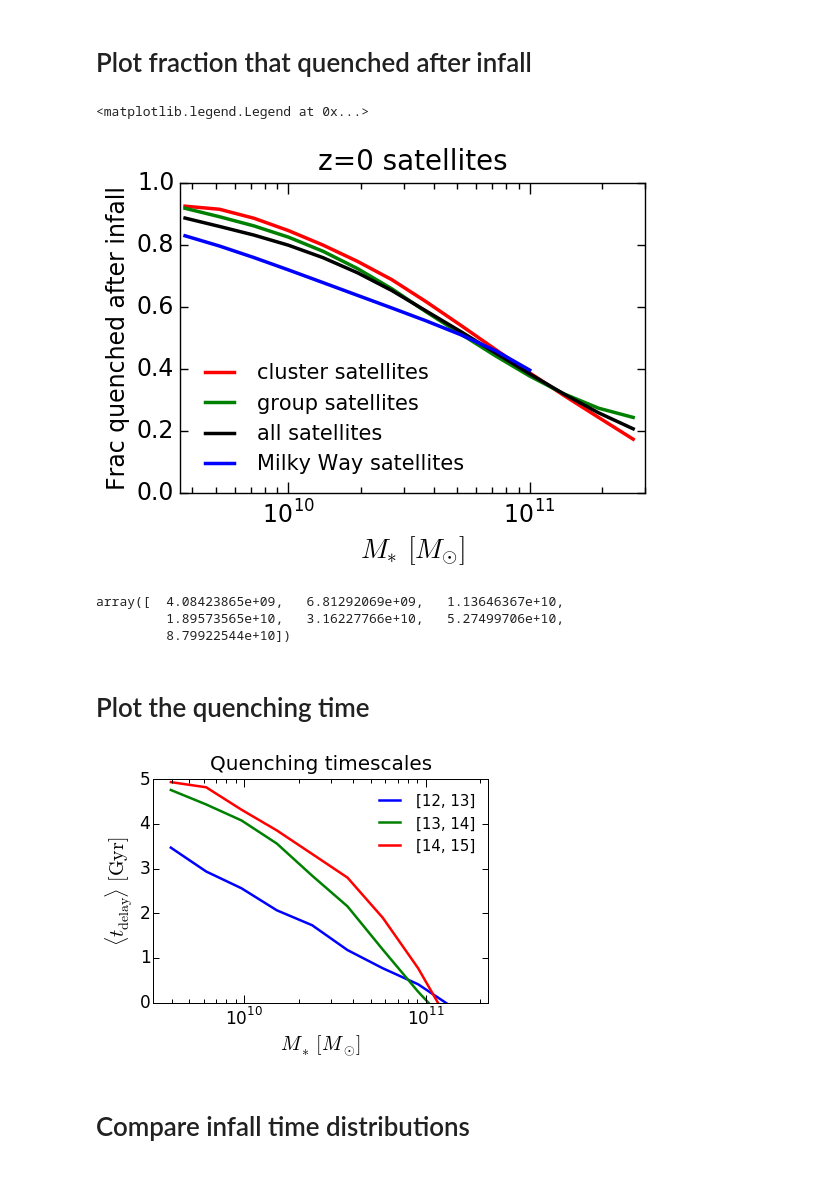
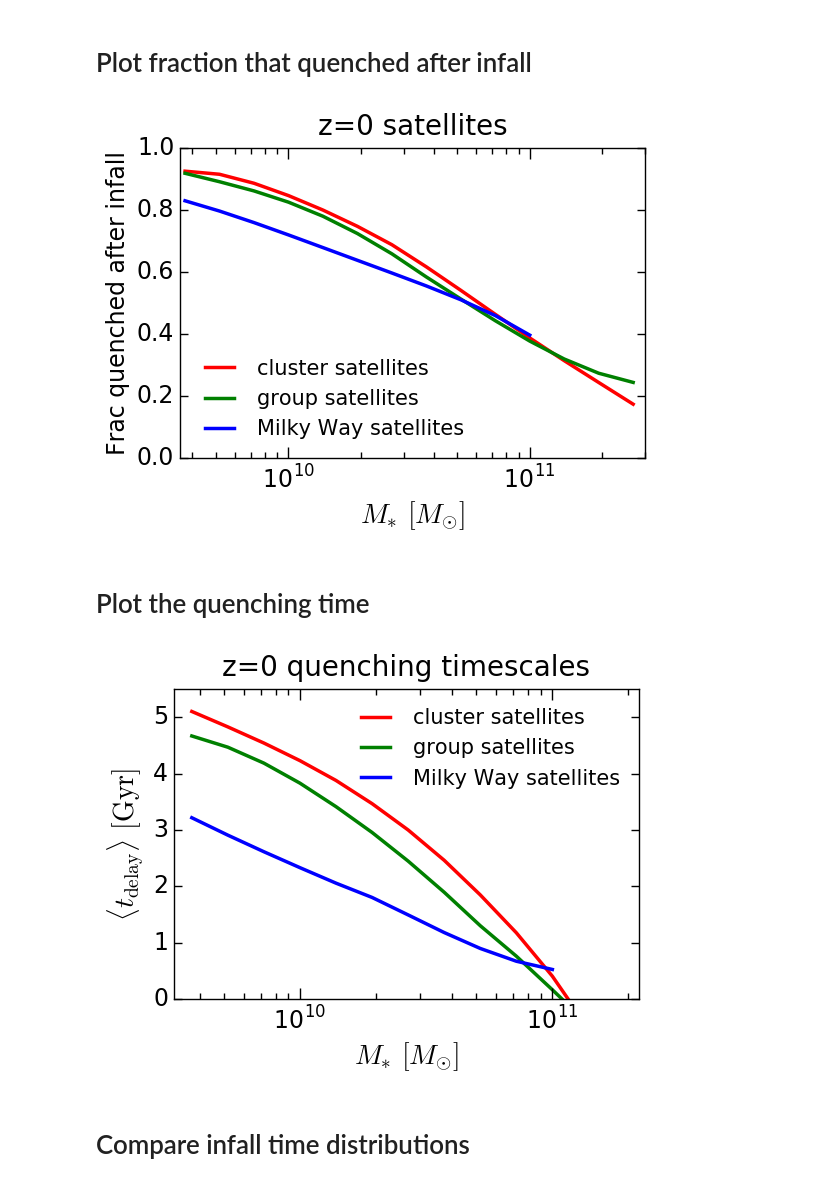
Before and after one commit to aphearin/time_evolving_cam_utils, a Jupyter notebook: fraction_quenched_after_infall.ipynb, the cells around one changed output. Saved outputs shown, nothing was run; the diff lists cells and outputs as text; code cells hidden in the pictures.

Commit message:
Updated quenching timescales plot

```diff
--- a/fraction_quenched_after_infall.ipynb
+++ b/fraction_quenched_after_infall.ipynb
@@ -110,8 +110,8 @@ ax.plot(sm_mids, savgol_filter(frac_quenched_as_sat_cluster, 13, 5), color='red'
 ax.plot(sm_mids, savgol_filter(frac_quenched_as_sat_group, 13, 4), color='green',
         linewidth=2.5, label = "group satellites")
 
-ax.plot(sm_mids, savgol_filter(frac_quenched_as_sat, 13, 4), color='k',
-        linewidth=2.5, label = "all satellites")
+# ax.plot(sm_mids, savgol_filter(frac_quenched_as_sat, 13, 4), color='k',
+#         linewidth=2.5, label = "all satellites")
 
 ax.plot(sm_mids[:-3], savgol_filter(frac_quenched_as_sat_milky_way[:-3], 11, 5), color='blue',
         linewidth=2.5, label = "Milky Way satellites")
@@ -128,76 +128,66 @@ plt.legend(frameon=False, loc='lower left', fontsize=15)
 
 fig.savefig('FIGS/post_infall_quenching_fractions.pdf', bbox_extra_artists=[xlabel, ylabel], bbox_inches='tight')
 # %% [output]
-<matplotlib.legend.Legend at 0x...>
-[figure, old version]
+[figure, new version]
-# %%
-sm_mids[:-2]
-# %% [output]
-array([  4.08423865e+09,   6.81292069e+09,   1.13646367e+10,
-         1.89573565e+10,   3.16227766e+10,   5.27499706e+10,
-         8.79922544e+10])
 # %% [markdown]
 # Plot the quenching time
 # %%
 from quenching_time import quenching_time
-quenched_sats['quenching_time'] = quenching_time(quenched_sats['sfh'], quenched_sats['smh'])
+quenched_sats['quenching_time'] = quenching_time(quenched_sats['sfr_mp'], quenched_sats['sm_mp'])
 # %%
 quenched_sats['quenching_time_delay'] = quenched_sats['quenching_time'] - quenched_sats['time_first_acc']
 # %%
-log_mhost_bins = np.array((12, 13, 14, 15))
+log_mhost_bins = np.array((12, 13, 14, np.inf))
 mhost_bins = 10**log_mhost_bins
 # %%
 quenching_time_delay = np.zeros((len(sm_bins)-1, 4))
 for i, sm_low, sm_high in zip(range(len(sm_bins)-1), sm_bins[0:-1], sm_bins[1:]):
-    sm_bin_mask = (quenched_sats['sm'] > sm_low) & (quenched_sats['sm'] < sm_high)
+    sm_bin_mask = (quenched_sats['stellar_mass'] > sm_low) & (quenched_sats['stellar_mass'] < sm_high)
     quenching_time_delay[i, 0] = np.mean(quenched_sats[sm_bin_mask]['quenching_time_delay'])
 
-    mhost_mask = sm_bin_mask * (quenched_sats['mvir_host_halo'] >= mhost_bins[0])
-    mhost_mask *= (quenched_sats['mvir_host_halo'] < mhost_bins[1])
+    mhost_mask = sm_bin_mask * (quenched_sats['host_mpeak'] >= mhost_bins[0])
+    mhost_mask *= (quenched_sats['host_mpeak'] < mhost_bins[1])
     if len(quenched_sats[mhost_mask]) > 0:
         quenching_time_delay[i, 1] = np.mean(quenched_sats[mhost_mask]['quenching_time_delay'])
 
-    mhost_mask = sm_bin_mask * (quenched_sats['mvir_host_halo'] >= mhost_bins[1])
-    mhost_mask *= (quenched_sats['mvir_host_halo'] < mhost_bins[2])
+    mhost_mask = sm_bin_mask * (quenched_sats['host_mpeak'] >= mhost_bins[1])
+    mhost_mask *= (quenched_sats['host_mpeak'] < mhost_bins[2])
     if len(quenched_sats[mhost_mask]) > 0:
         quenching_time_delay[i, 2] = np.mean(quenched_sats[mhost_mask]['quenching_time_delay'])
 
-    mhost_mask = sm_bin_mask * (quenched_sats['mvir_host_halo'] >= mhost_bins[2])
-    mhost_mask *= (quenched_sats['mvir_host_halo'] < mhost_bins[3])
+    mhost_mask = sm_bin_mask * (quenched_sats['host_mpeak'] >= mhost_bins[2])
+    mhost_mask *= (quenched_sats['host_mpeak'] < mhost_bins[3])
     if len(quenched_sats[mhost_mask]) > 0:
         quenching_time_delay[i, 3] = np.mean(quenched_sats[mhost_mask]['quenching_time_delay'])
 # %%
 fig = plt.figure()
 ax = fig.add_subplot(111)
 
 xlabel = ax.set_xlabel(r'$M_{\ast}$ $[M_{\odot}]$', fontsize=20)
 ylabel = ax.set_ylabel(r'$\langle t_{\rm delay} \rangle$ $[{\rm Gyr}]$', fontsize=20)
-title = ax.set_title('Quenching timescales', fontsize=20, y=1.02) # y param fixes an overhanging title
+title = ax.set_title('z=0 quenching timescales', fontsize=20, y=1.02) # y param fixes an overhanging title
 
-# ax.plot(sm_mids, quenching_time_delay[:, 0], color='k',
-#         linewidth=2.5, label = "All")
-
-ax.plot(sm_mids, quenching_time_delay[:, 1], color='blue',
-        linewidth=2.5, label = "[12, 13]")
-ax.plot(sm_mids, quenching_time_delay[:, 2], color='green',
-        linewidth=2.5, label = "[13, 14]")
-ax.plot(sm_mids, quenching_time_delay[:, 3], color='red',
-        linewidth=2.5, label = "[14, 15]")
+ax.plot(sm_mids, savgol_filter(quenching_time_delay[:, 3], 9, 3), color='red',
+        linewidth=2.5, label = "cluster satellites")
+ax.plot(sm_mids, savgol_filter(quenching_time_delay[:, 2], 9, 3), color='green',
+        linewidth=2.5, label = "group satellites")
+ax.plot(sm_mids[:-3], savgol_filter(quenching_time_delay[:, 1][:-3], 9, 3), color='blue',
+        linewidth=2.5, label = "Milky Way satellites")
 
 
 plt.tick_params(axis='x', length=8, width=1, which='major')
 plt.tick_params(axis='x', length=4, width=1, which='minor')
 plt.tick_params(axis='y', length=6, width=1, which='major')
 plt.xscale('log')
 plt.xticks(fontsize=17)
 plt.yticks(fontsize=17)
 plt.xlim(xmin = 10**9.5, xmax=2.2*10**11)
-plt.ylim(ymin = 0, ymax = 5)
+plt.ylim(ymin = 0, ymax = 5.5)
 plt.legend(frameon=False, loc='upper right', fontsize=15)
 
 fig.savefig('FIGS/quenching_timescales.pdf', bbox_extra_artists=[xlabel, ylabel], bbox_inches='tight')
 # %% [output]
-[figure, old version]
+[figure, new version]
 # %% [markdown]
 # Compare infall time distributions
 # %% [markdown]
```
Also changed, not shown: 2 other files.
